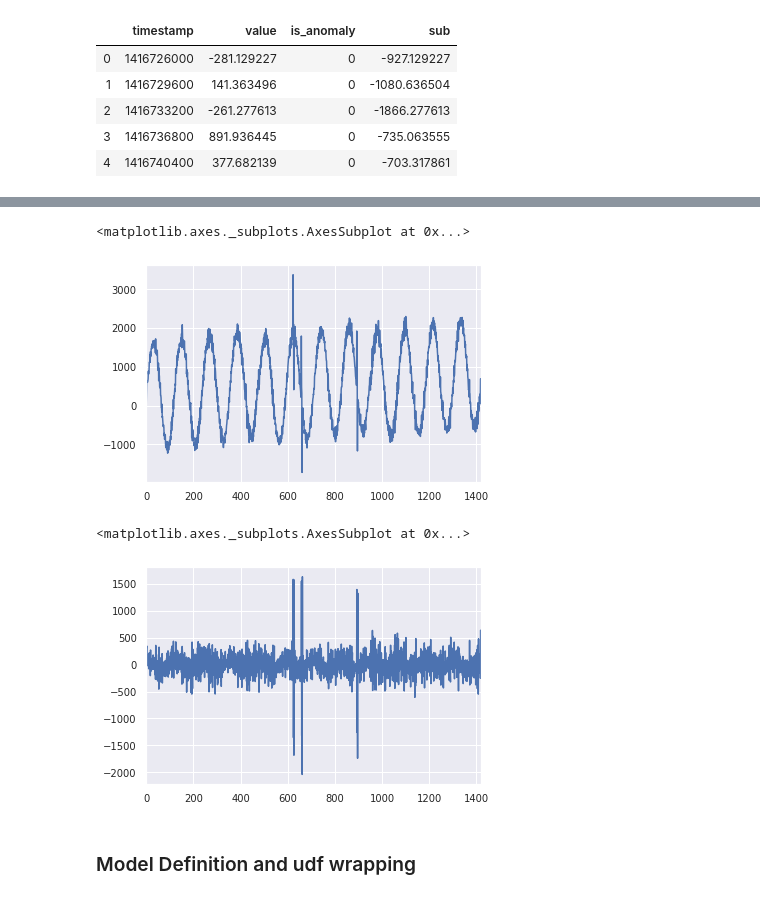
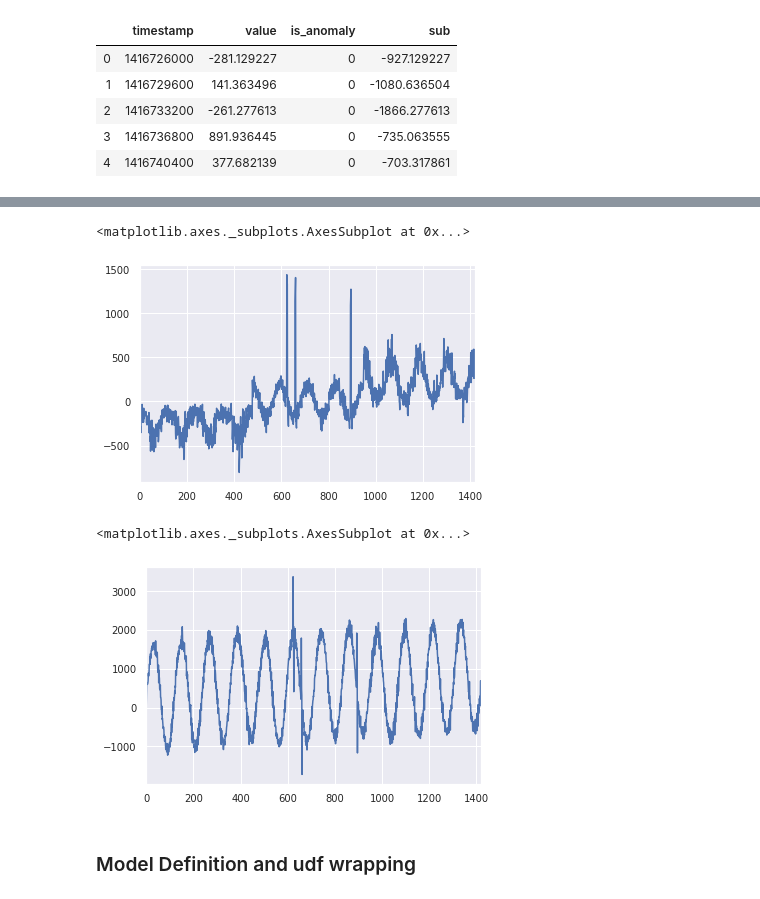
Before and after one commit to Teetertater/anomaly_detection_practice, a Jupyter notebook: yahoo_de-season.ipynb, the cells around one changed output, grey strips where cells are left out. Cells and saved outputs as stored; diff of their text form; code cells hidden in the pictures.

```diff
--- a/yahoo_de-season.ipynb
+++ b/yahoo_de-season.ipynb
@@ -193,28 +186,26 @@ def prepare_df(df: DataFrame) -> DataFrame:
                                               .otherwise(outdf.value - outdf.value_lag1)))
 
     #2nd difference
-    outdf = outdf.withColumn("value_diff1_lag1", F.lag(F.col("value_diff1")).over(ts_window))
-    outdf = (outdf.withColumn("value_diff2", F.when(F.isnull(outdf.value_diff1 - outdf.value_diff1_lag1), 0)
-                                              .otherwise(outdf.value_diff1 - outdf.value_diff1_lag1)))
+    #outdf = outdf.withColumn("value_diff1_lag1", F.lag(F.col("value_diff1")).over(ts_window))
+    #outdf = (outdf.withColumn("value_diff2", F.when(F.isnull(outdf.value_diff1 - outdf.value_diff1_lag1), 0)
+    #                                          .otherwise(outdf.value_diff1 - outdf.value_diff1_lag1)))
 
     #outdf = outdf.na.fill(0)
     # Use backfill instead of na
     bf_window = Window.orderBy('timestamp').rowsBetween(0, sys.maxsize)
-    outdf = (outdf.withColumn('value_lag1', F.first(outdf['value_lag1'], ignorenulls=True).over(bf_window))
-                  .withColumn('value_diff1_lag1', F.first(outdf['value_diff1_lag1'], ignorenulls=True).over(bf_window)))
+    outdf = (outdf.withColumn('value_lag1', F.first(outdf['value_lag1'], ignorenulls=True).over(bf_window)))
+                  #.withColumn('value_diff1_lag1', F.first(outdf['value_diff1_lag1'], ignorenulls=True).over(bf_window)))
 
-    quantiles = outdf.approxQuantile("value_diff1", [0.25,0.75],0.05)
-    outdf = (outdf.join(outdf.agg(F.stddev(F.col("value_diff1")).alias("std")))
+    quantiles = outdf.approxQuantile("sub", [0.25,0.75],0.05)
+    outdf = (outdf.join(outdf.agg(F.stddev(F.col("sub")).alias("std")))
                   .withColumn("q1", F.lit(quantiles[0]))
                   .withColumn("q3", F.lit(quantiles[1])))
 
-    quantiles = outdf.approxQuantile("value_diff2", [0.25,0.75],0.05)
-    outdf = (outdf.join(outdf.agg(F.stddev(F.col("value_diff2")).alias("std2")))
+    quantiles = outdf.approxQuantile("value_diff1", [0.25,0.75],0.05)
+    outdf = (outdf.join(outdf.agg(F.stddev(F.col("value_diff1")).alias("std2")))
               .withColumn("q1_2", F.lit(quantiles[0]))
               .withColumn("q3_2", F.lit(quantiles[1])))
 
-
-
     return outdf
 # %%
 prepare_df(df0).limit(3).toPandas()
@@ -226,14 +217,14 @@ prepare_df(df0).limit(3).toPandas()
 # %%
 %matplotlib inline
-prepare_df(train_dfs[45]).toPandas().value_diff1.plot()
+prepare_df(train_dfs[45]).toPandas()['sub'].plot()
 # %% [output]
 <matplotlib.axes._subplots.AxesSubplot at 0x...>
-[figure, old version]
+[figure, new version]
 # %%
-prepare_df(train_dfs[45]).toPandas().value_diff2.plot()
+prepare_df(train_dfs[45]).toPandas().value_diff1.plot()
 # %% [output]
 <matplotlib.axes._subplots.AxesSubplot at 0x...>
-[figure, old version]
+[figure, new version]
 # %%
 prepared_train_dfs = list(map(prepare_df, train_dfs))
 prepared_test_dfs = list(map(prepare_df, test_dfs))
```
Also changed, not shown: parts of 11 cells of this notebook, 3 other files.
